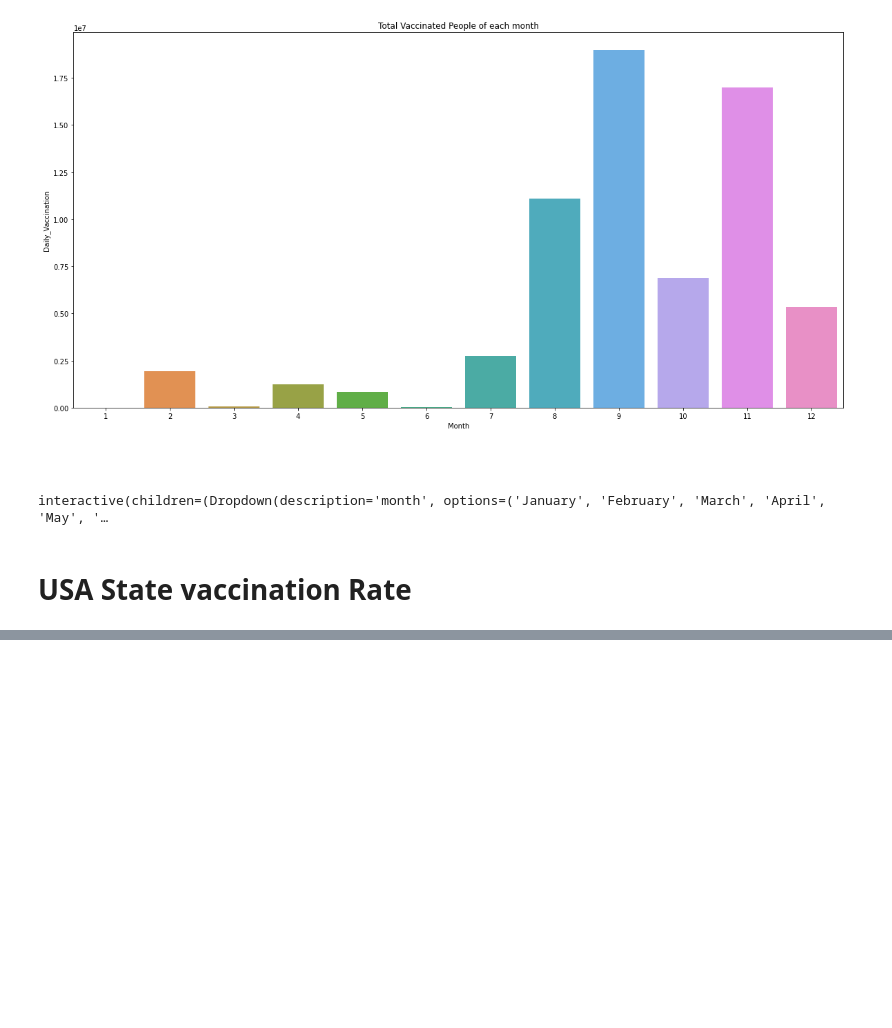
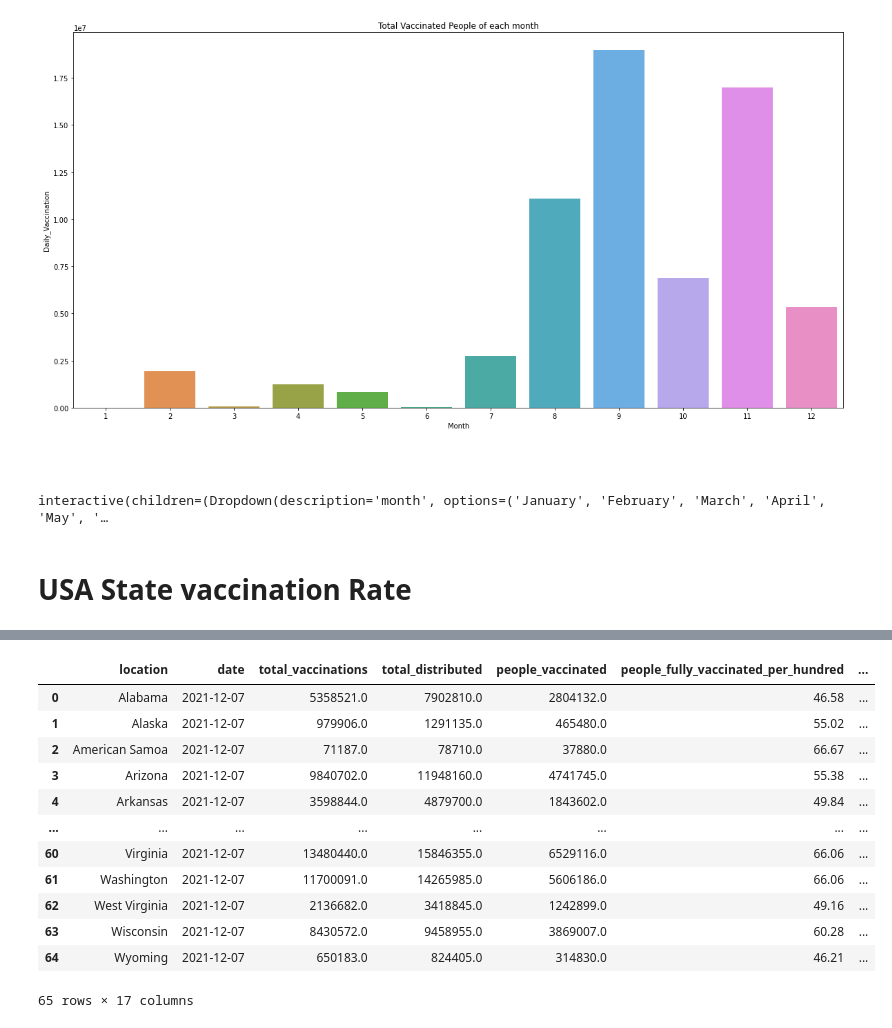
Before and after one commit to augustinexu/2021Fall_finals, a Jupyter notebook: final.ipynb, the cells around one changed output, grey strips where cells are left out. Cells and saved outputs as stored; diff of their text form; code cells hidden in the pictures; blank space fills up the shorter version.

```diff
--- a/final.ipynb
+++ b/final.ipynb
@@ -350,0 +433,17 @@ interactive(children=(Dropdown(description='month', options=('January', 'Februar
+# %%
+fully = df.groupby('location').max().reset_index()
+fully
+# %% [output]
+|  | location | date | total_vaccinations | total_distributed | people_vaccinated | people_fully_vaccinated_per_hundred | ... |
+| 0 | Alabama | 2021-12-07 | 5358521.0 | 7902810.0 | 2804132.0 | 46.58 | ... |
+| 1 | Alaska | 2021-12-07 | 979906.0 | 1291135.0 | 465480.0 | 55.02 | ... |
+| 2 | American Samoa | 2021-12-07 | 71187.0 | 78710.0 | 37880.0 | 66.67 | ... |
+| 3 | Arizona | 2021-12-07 | 9840702.0 | 11948160.0 | 4741745.0 | 55.38 | ... |
+| 4 | Arkansas | 2021-12-07 | 3598844.0 | 4879700.0 | 1843602.0 | 49.84 | ... |
+| ... | ... | ... | ... | ... | ... | ... | ... |
+| 60 | Virginia | 2021-12-07 | 13480440.0 | 15846355.0 | 6529116.0 | 66.06 | ... |
+| 61 | Washington | 2021-12-07 | 11700091.0 | 14265985.0 | 5606186.0 | 66.06 | ... |
+| 62 | West Virginia | 2021-12-07 | 2136682.0 | 3418845.0 | 1242899.0 | 49.16 | ... |
+| 63 | Wisconsin | 2021-12-07 | 8430572.0 | 9458955.0 | 3869007.0 | 60.28 | ... |
+| 64 | Wyoming | 2021-12-07 | 650183.0 | 824405.0 | 314830.0 | 46.21 | ... |
+65 rows × 17 columns
```
Also changed, not shown: parts of 7 cells of this notebook.
